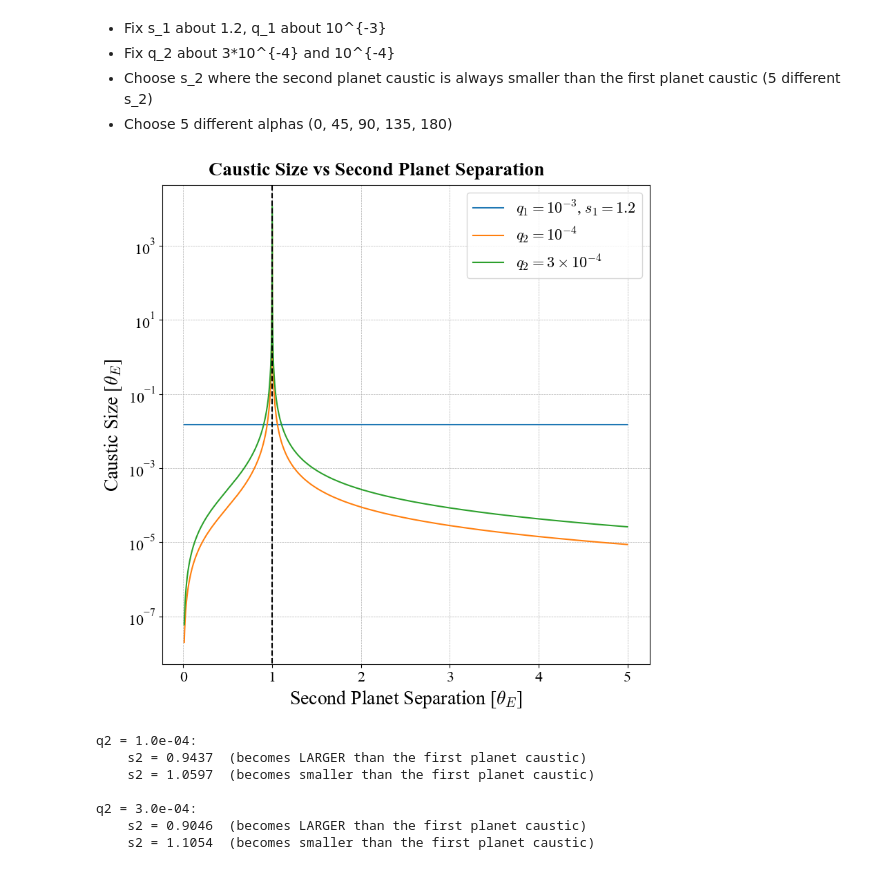
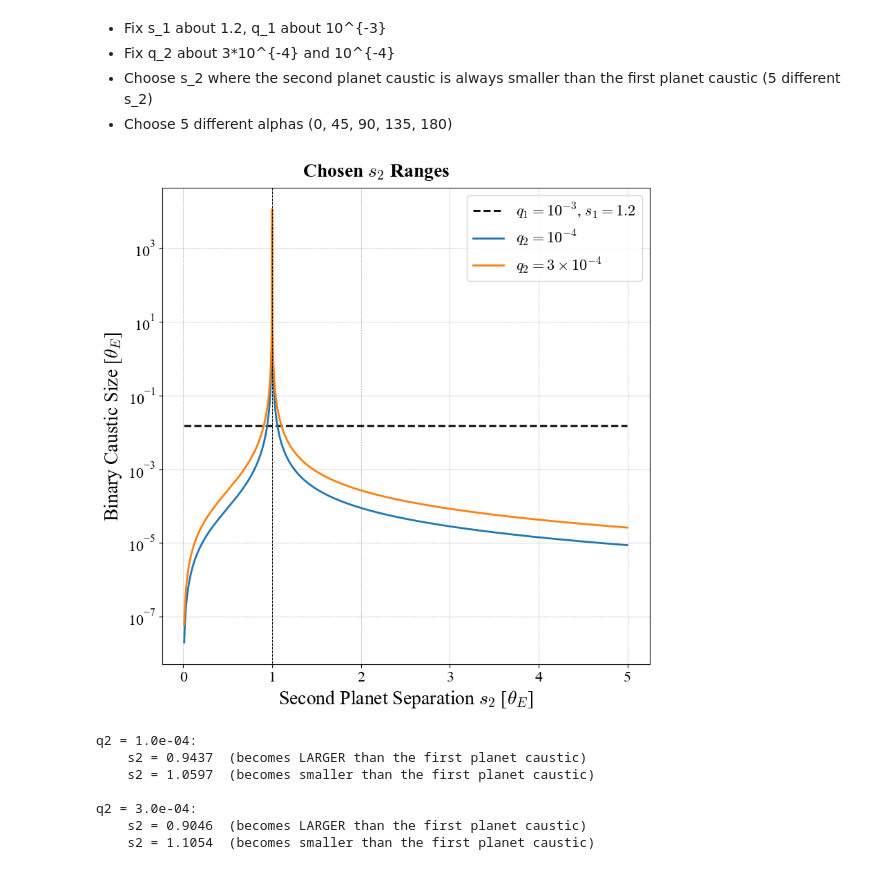
Before and after one commit to saividyud/NBLens, a Jupyter notebook: Unity Analysis/Part 5/param_space_init.ipynb, the cells around one changed output. Saved outputs shown, nothing was run; the diff lists cells and outputs as text; code cells hidden in the pictures.

```diff
--- a/Unity Analysis/Part 5/param_space_init.ipynb
+++ b/Unity Analysis/Part 5/param_space_init.ipynb
@@ -82,30 +82,32 @@ for q2 in q2_range:
 # %%
 fig = plt.figure()
 fig.set_constrained_layout(True)
 ax = fig.add_subplot()
 
-ax.plot(s2_range, large_caustic_size * np.ones(len(s2_range)), label='$q_1 = 10^{-3}$, $s_1 = 1.2$')
-ax.plot(s2_range, small_caustic_sizes_by_q2[0], label='$q_2 = 10^{-4}$')
-ax.plot(s2_range, small_caustic_sizes_by_q2[1], label='$q_2 = 3 \\times 10^{-4}$')
+ax.plot(s2_range, large_caustic_size * np.ones(len(s2_range)), label='$q_1 = 10^{-3}$, $s_1 = 1.2$', linewidth=2, linestyle='--', color='black')
+ax.plot(s2_range, small_caustic_sizes_by_q2[0], label='$q_2 = 10^{-4}$', linewidth=2)
+ax.plot(s2_range, small_caustic_sizes_by_q2[1], label='$q_2 = 3 \\times 10^{-4}$', linewidth=2)
 
-fig.suptitle('Caustic Size vs Second Planet Separation')
+fig.suptitle('Chosen $s_2$ Ranges')
 
 # ax.set_title(f'$q_1 = {q1}$, $s_1 = {s1}$')
 
-ax.set_xlabel('Second Planet Separation [$\\theta_E$]')
-ax.set_ylabel('Caustic Size [$\\theta_E$]')
+ax.set_xlabel('Second Planet Separation $s_2$ [$\\theta_E$]')
+ax.set_ylabel('Binary Caustic Size [$\\theta_E$]')
 
 ax.set_yscale('log')
 
 ax.legend()
 
-ax.vlines(1, 0, 1e10, color='k', linestyle='--')
+ax.vlines(1, 0, 1e10, color='k', linestyle='--', linewidth=0.7)
 
 ax.grid(True, which='both', linestyle='--', linewidth=0.5)
 
+# fig.savefig('./Figures/Chosen s2 Ranges.png', dpi=300)
+
 plt.show()
 # %% [output]
-[figure, old version]
+[figure, new version]
 # %%
 # Finding the s_2 values where the second planet caustic crosses over the first planet caustic size
 for i in range(len(q2_range)):
```
Also changed, not shown: 5 other files.
